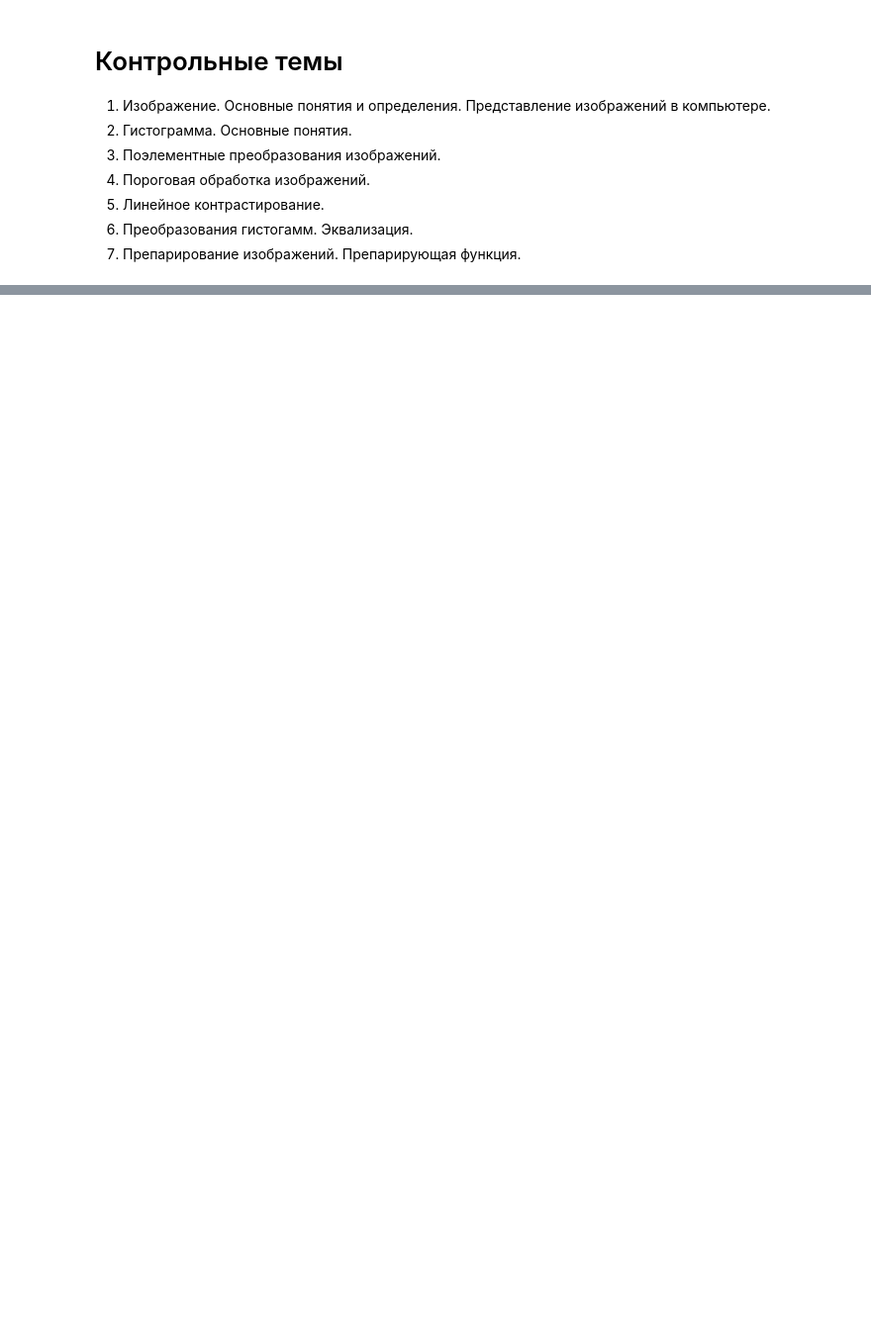
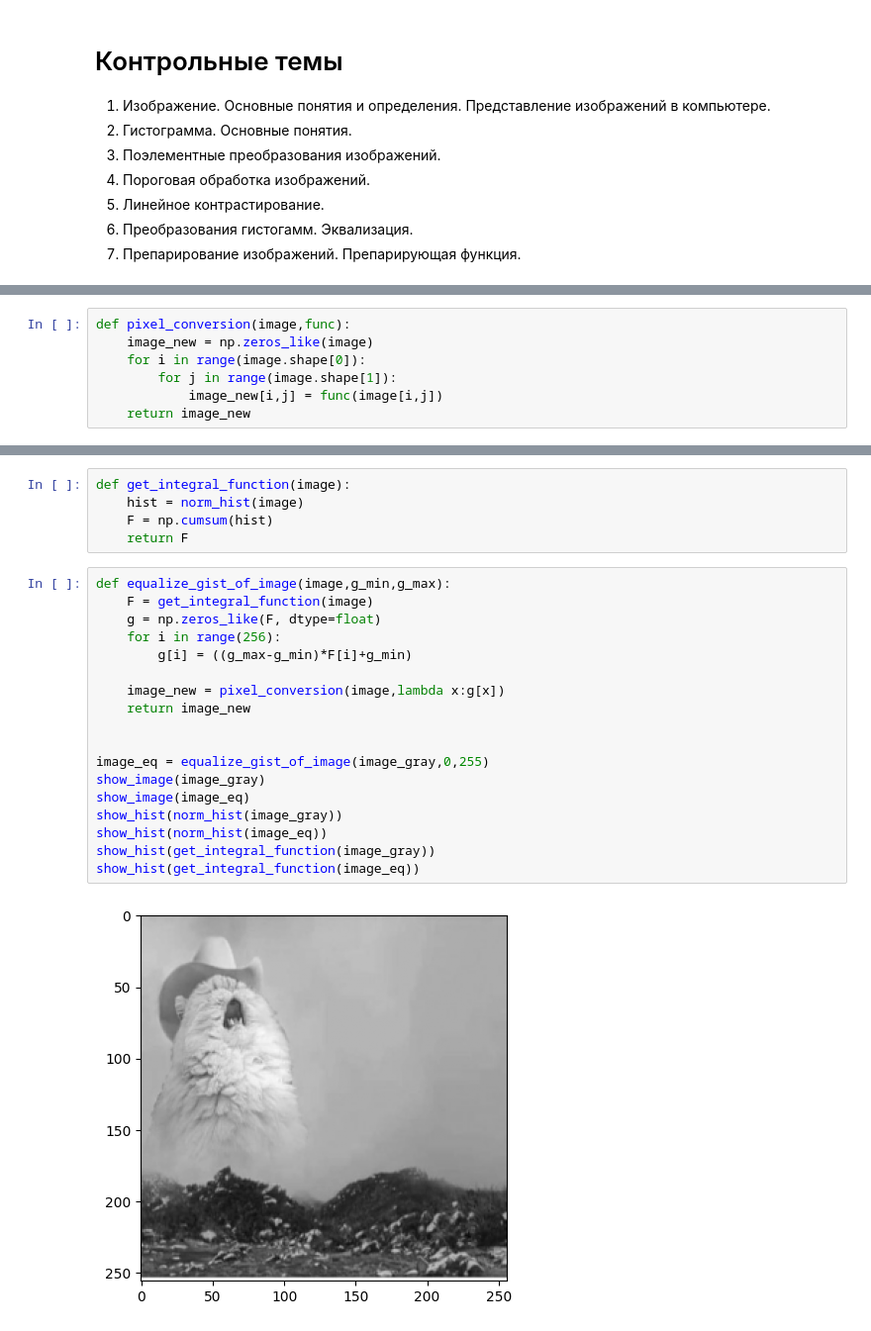
Before and after one commit to Televerso/TSOI_lab2, a Jupyter notebook: ТЦОИ_ЛР2.ipynb, the cells around one changed output, grey strips where cells are left out. Shown at 99% size. Cells and saved outputs as stored; diff of their text form; blank space fills up the shorter version.

```diff
--- a/ТЦОИ_ЛР2.ipynb
+++ b/ТЦОИ_ЛР2.ipynb
@@ -52,0 +112,7 @@
+# %%
+def pixel_conversion(image,func):
+    image_new = np.zeros_like(image)
+    for i in range(image.shape[0]):
+        for j in range(image.shape[1]):
+            image_new[i,j] = func(image[i,j])
+    return image_new
@@ -52,0 +123,25 @@
+# %%
+def get_integral_function(image):
+    hist = norm_hist(image)
+    F = np.cumsum(hist)
+    return F
+# %%
+def equalize_gist_of_image(image,g_min,g_max):
+    F = get_integral_function(image)
+    g = np.zeros_like(F, dtype=float)
+    for i in range(256):
+        g[i] = ((g_max-g_min)*F[i]+g_min)
+
+    image_new = pixel_conversion(image,lambda x:g[x])
+    return image_new
+
+
+image_eq = equalize_gist_of_image(image_gray,0,255)
+show_image(image_gray)
+show_image(image_eq)
+show_hist(norm_hist(image_gray))
+show_hist(norm_hist(image_eq))
+show_hist(get_integral_function(image_gray))
+show_hist(get_integral_function(image_eq))
+# %% [output]
+[figure, added]
```
Also changed, not shown: parts of 13 cells of this notebook, 4 other files.
